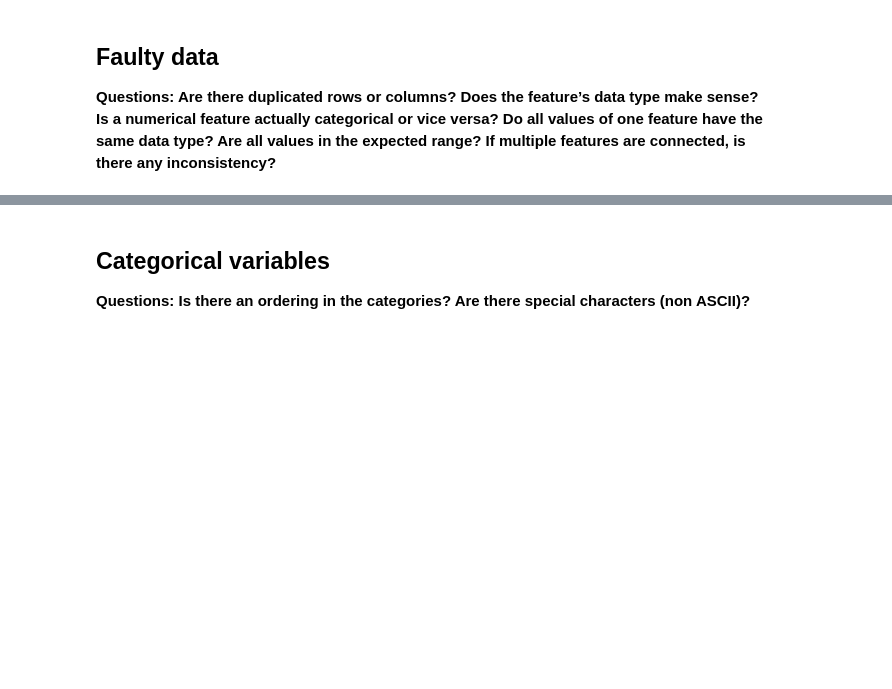
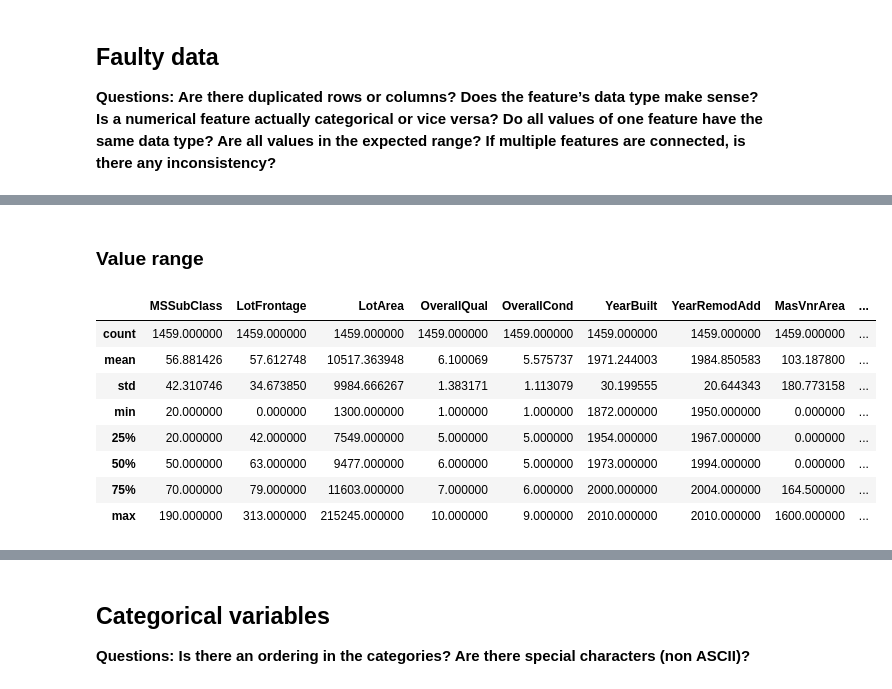
Before and after one commit to ronja-s/ames_housing_prices, a Jupyter notebook: jupyter_notebooks/03_exploratory_data_analysis.ipynb, the cells around one changed output, grey strips where cells are left out. Drawn from its saved outputs; the diff is of its cells as text; code cells hidden in the pictures; blank space fills up the shorter version.

```diff
--- a/jupyter_notebooks/03_exploratory_data_analysis.ipynb
+++ b/jupyter_notebooks/03_exploratory_data_analysis.ipynb
@@ -136,6 +137,7 @@ For the next steps of the EDA, the missing data should already be handled.
 - The row with the single missing value of Electrical can be deleted as a whole since it is only one row.
 # %%
 # handling the missing values:
+nan_string = "None"
 nan_to_string = [
     "Alley",
     "MasVnrType",
@@ -157,7 +159,7 @@ nan_to_zero = ["LotFrontage", "MasVnrArea"]
 nan_to_mean = ["GarageYrBlt"]
 nan_delete_row = ["Electrical"]
 
-X_train[nan_to_string] = X_train[nan_to_string].fillna("None")
+X_train[nan_to_string] = X_train[nan_to_string].fillna(nan_string)
 X_train[nan_to_zero] = X_train[nan_to_zero].fillna(0)
 X_train[nan_to_mean] = X_train[nan_to_mean].apply(
     lambda col: round(col.fillna(col.mean())), axis=0
@@ -168,0 +219,14 @@ X_train.dropna(axis=0, subset=nan_delete_row, inplace=True)
+# %% [markdown]
+### Value range
+# %%
+X_train.describe()
+# %% [output]
+|  | MSSubClass | LotFrontage | LotArea | OverallQual | OverallCond | YearBuilt | YearRemodAdd | MasVnrArea | ... |
+| count | 1459.000000 | 1459.000000 | 1459.000000 | 1459.000000 | 1459.000000 | 1459.000000 | 1459.000000 | 1459.000000 | ... |
+| mean | 56.881426 | 57.612748 | 10517.363948 | 6.100069 | 5.575737 | 1971.244003 | 1984.850583 | 103.187800 | ... |
+| std | 42.310746 | 34.673850 | 9984.666267 | 1.383171 | 1.113079 | 30.199555 | 20.644343 | 180.773158 | ... |
+| min | 20.000000 | 0.000000 | 1300.000000 | 1.000000 | 1.000000 | 1872.000000 | 1950.000000 | 0.000000 | ... |
+| 25% | 20.000000 | 42.000000 | 7549.000000 | 5.000000 | 5.000000 | 1954.000000 | 1967.000000 | 0.000000 | ... |
+| 50% | 50.000000 | 63.000000 | 9477.000000 | 6.000000 | 5.000000 | 1973.000000 | 1994.000000 | 0.000000 | ... |
+| 75% | 70.000000 | 79.000000 | 11603.000000 | 7.000000 | 6.000000 | 2000.000000 | 2004.000000 | 164.500000 | ... |
+| max | 190.000000 | 313.000000 | 215245.000000 | 10.000000 | 9.000000 | 2010.000000 | 2010.000000 | 1600.000000 | ... |
```
Also changed, not shown: parts of 27 cells of this notebook.
